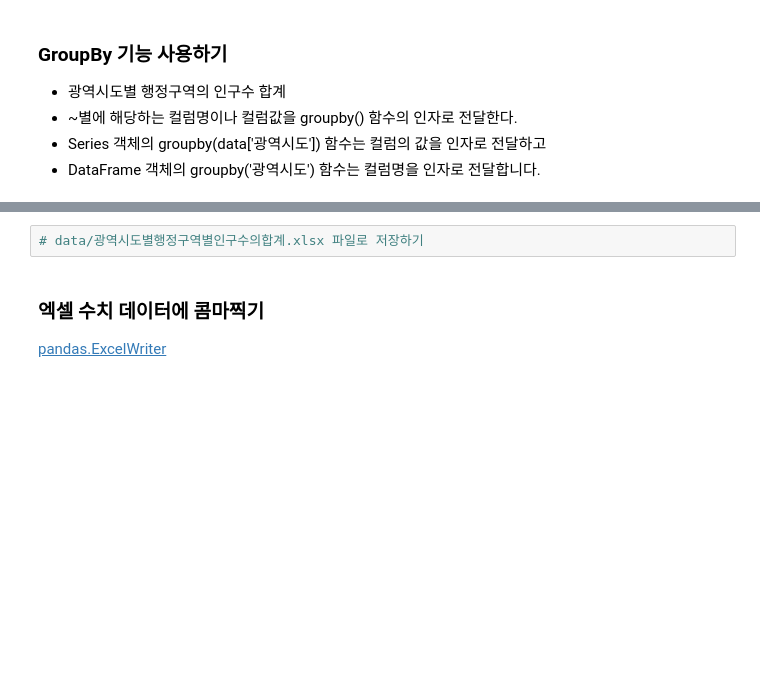
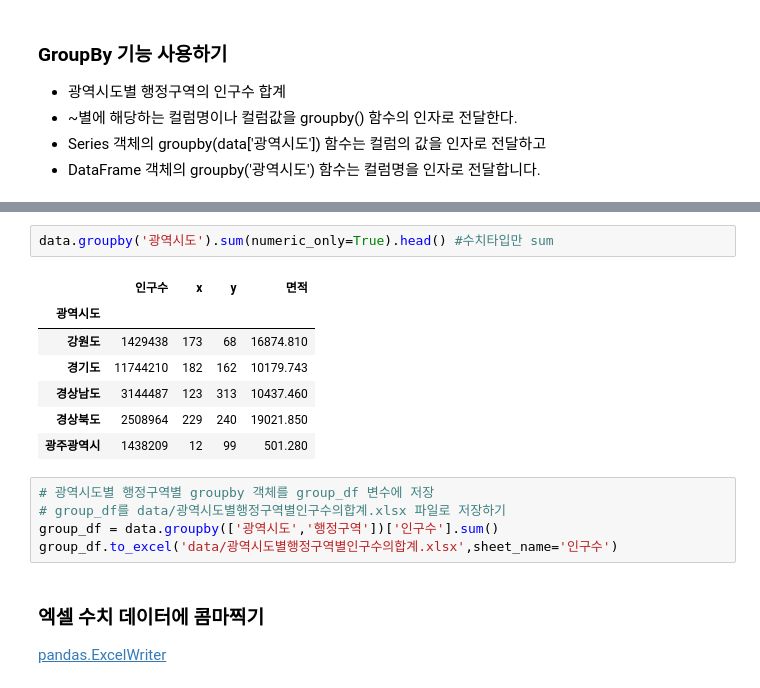
Before and after one commit to lemongza/Webscraping, a Jupyter notebook: 03-1.행정구역정보_분석과시각화.ipynb, the cells around one changed output, grey strips where cells are left out. Saved outputs shown, nothing was run; the diff lists cells and outputs as text; blank space fills up the shorter version.

Commit message:
GroupBy

```diff
--- a/03-1.행정구역정보_분석과시각화.ipynb
+++ b/03-1.행정구역정보_분석과시각화.ipynb
@@ -640,5 +690,18 @@ pop_mean_lt_df.to_excel('data/평균인구수미만지역.xlsx')
+# %%
+data.groupby('광역시도').sum(numeric_only=True).head() #수치타입만 sum
+# %% [output]
+|  | 인구수 | x | y | 면적 |
+| 광역시도 |  |  |  |  |
+| 강원도 | 1429438 | 173 | 68 | 16874.810 |
+| 경기도 | 11744210 | 182 | 162 | 10179.743 |
+| 경상남도 | 3144487 | 123 | 313 | 10437.460 |
+| 경상북도 | 2508964 | 229 | 240 | 19021.850 |
+| 광주광역시 | 1438209 | 12 | 99 | 501.280 |
 # %%
-# data/광역시도별행정구역별인구수의합계.xlsx 파일로 저장하기
+# 광역시도별 행정구역별 groupby 객체를 group_df 변수에 저장
+# group_df를 data/광역시도별행정구역별인구수의합계.xlsx 파일로 저장하기
+group_df = data.groupby(['광역시도','행정구역'])['인구수'].sum()
+group_df.to_excel('data/광역시도별행정구역별인구수의합계.xlsx',sheet_name='인구수')
 # %% [markdown]
 ### 엑셀 수치 데이터에 콤마찍기
 [pandas.ExcelWriter](https://pandas.pydata.org/docs/reference/api/pandas.ExcelWriter.html)
```
Also changed, not shown: parts of 4 cells of this notebook.
